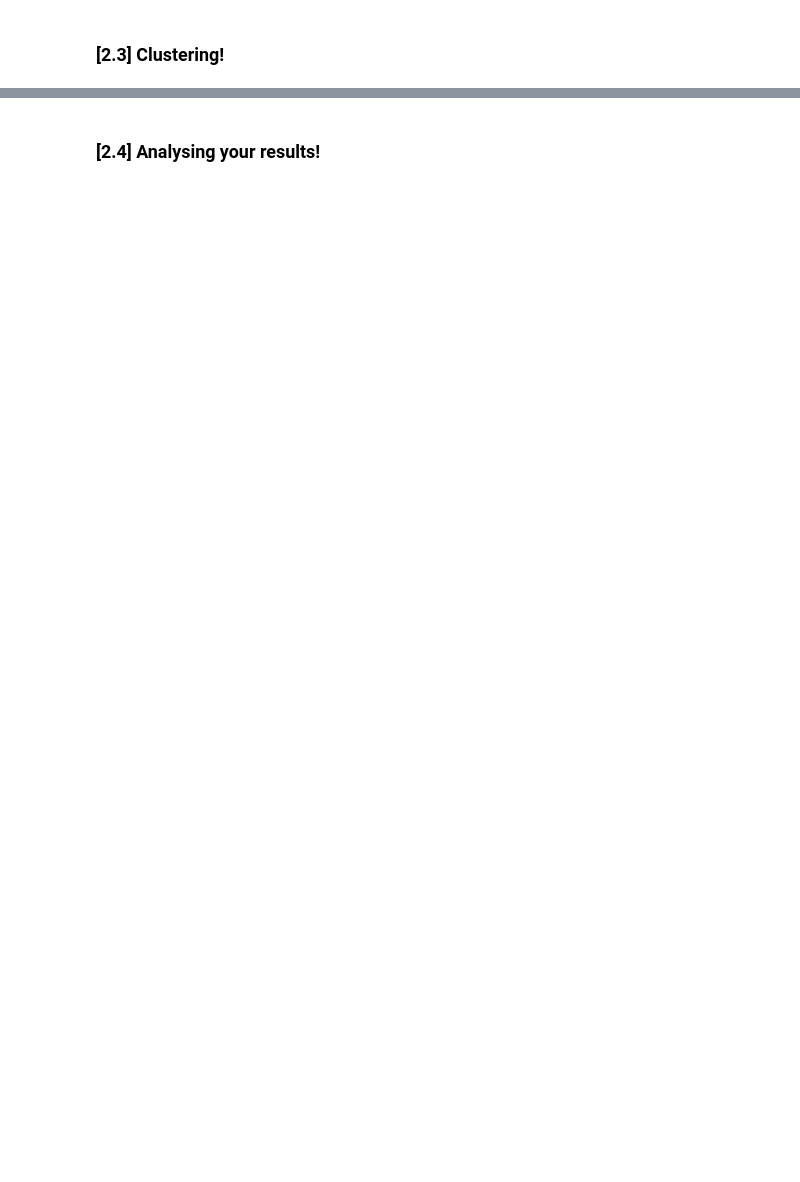
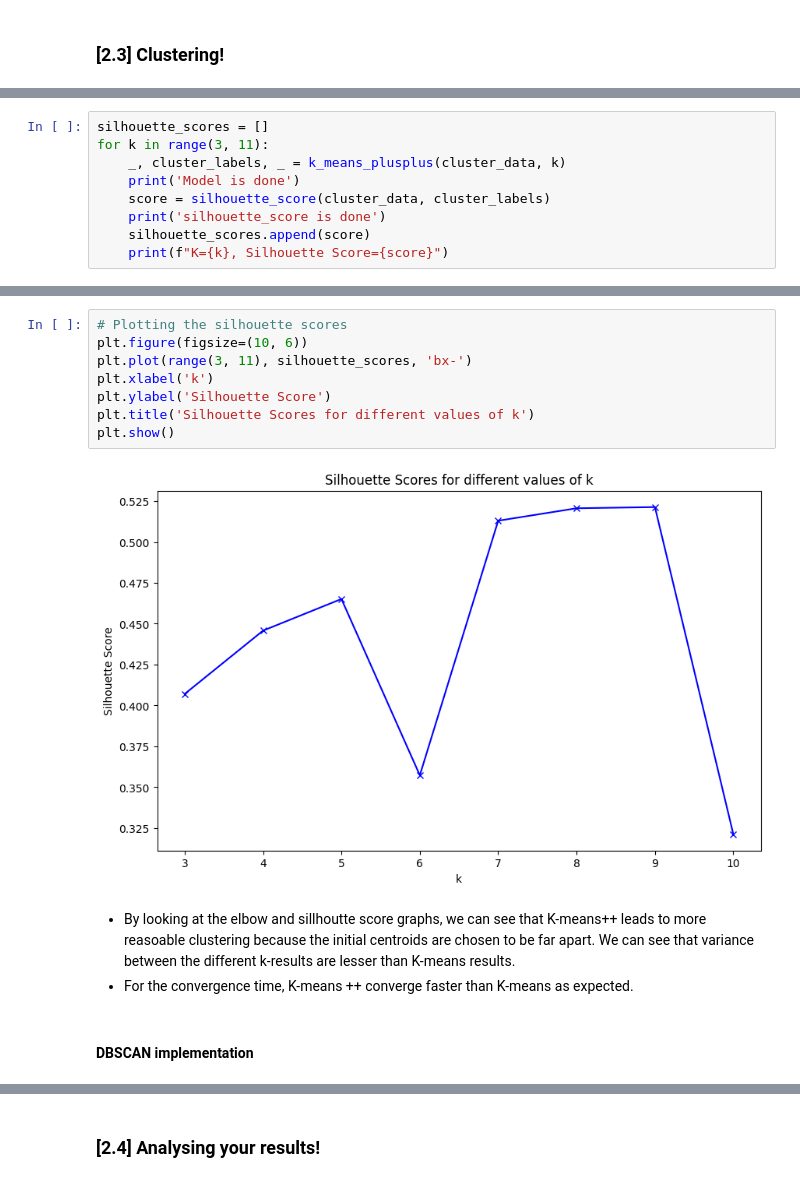
Before and after one commit to Ykanj/ADM-HW-4, a Jupyter notebook: main.ipynb, the cells around one changed output, grey strips where cells are left out. Saved outputs shown, nothing was run; the diff lists cells and outputs as text; blank space fills up the shorter version.

```diff
--- a/main.ipynb
+++ b/main.ipynb
@@ -22,0 +511,9 @@
+# %%
+silhouette_scores = []
+for k in range(3, 11):
+    _, cluster_labels, _ = k_means_plusplus(cluster_data, k)
+    print('Model is done')
+    score = silhouette_score(cluster_data, cluster_labels)
+    print('silhouette_score is done')
+    silhouette_scores.append(score)
+    print(f"K={k}, Silhouette Score={score}")
@@ -22,0 +538,15 @@
+# %%
+# Plotting the silhouette scores
+plt.figure(figsize=(10, 6))
+plt.plot(range(3, 11), silhouette_scores, 'bx-')
+plt.xlabel('k')
+plt.ylabel('Silhouette Score')
+plt.title('Silhouette Scores for different values of k')
+plt.show()
+# %% [output]
+[figure, added]
+# %% [markdown]
+* By looking at the elbow and sillhoutte score graphs, we can see that K-means++ leads to more reasoable clustering because the initial centroids are chosen to be far apart. We can see that variance between the different k-results are lesser than K-means results.
+* For the convergence time, K-means ++ converge faster than K-means as expected.
+# %% [markdown]
+#### DBSCAN implementation
```
Also changed, not shown: parts of 56 cells of this notebook, 1 other file.
